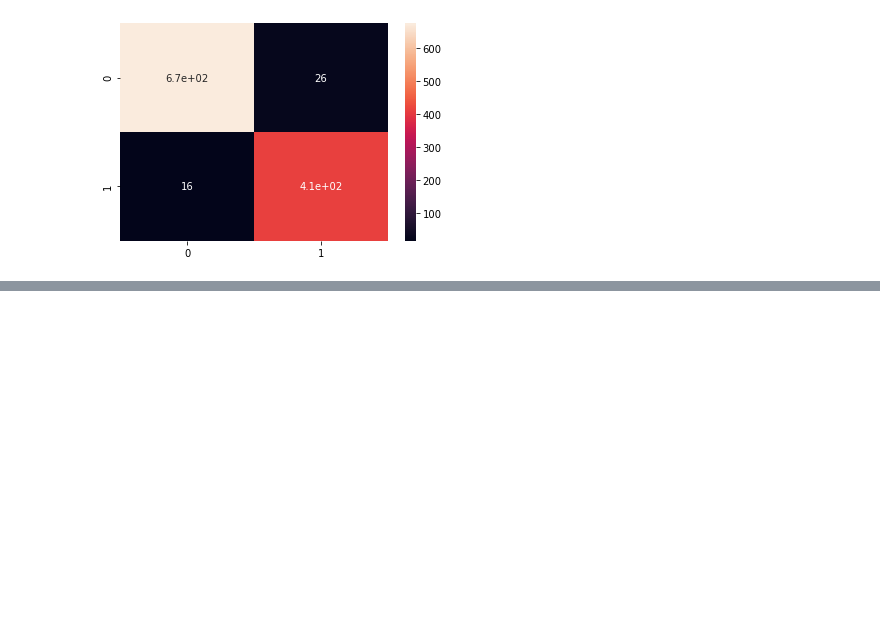
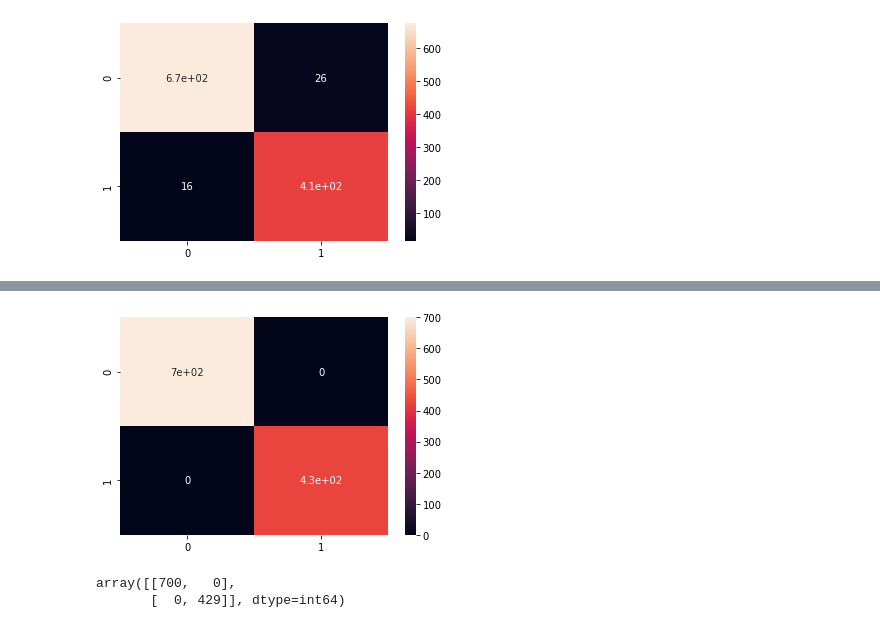
Before and after one commit to omkarkd/trimester4, a Jupyter notebook: 4_Deep_Learning_Practical/assignment_16_07_2020/main.ipynb, the cells around one changed output, grey strips where cells are left out. Cells and saved outputs as stored; diff of their text form; code cells hidden in the pictures; blank space fills up the shorter version.

```diff
--- a/4_Deep_Learning_Practical/assignment_16_07_2020/main.ipynb
+++ b/4_Deep_Learning_Practical/assignment_16_07_2020/main.ipynb
@@ -450,0 +483,10 @@ sns.heatmap(confusion_matrix(y_test, model.predict(X_test)), annot=True)
+# %%
+model = MLPClassifier(hidden_layer_sizes=(50,25,50), solver='sgd')
+model.fit(X_train, y_train.reshape(-1))
+sns.heatmap(confusion_matrix(y_test, model.predict(X_test)), annot=True)
+plt.show()
+confusion_matrix(y_test, model.predict(X_test))
+# %% [output]
+[figure, added]
+array([[700,   0],
+       [  0, 429]], dtype=int64)
```
Also changed, not shown: parts of 6 cells of this notebook.
